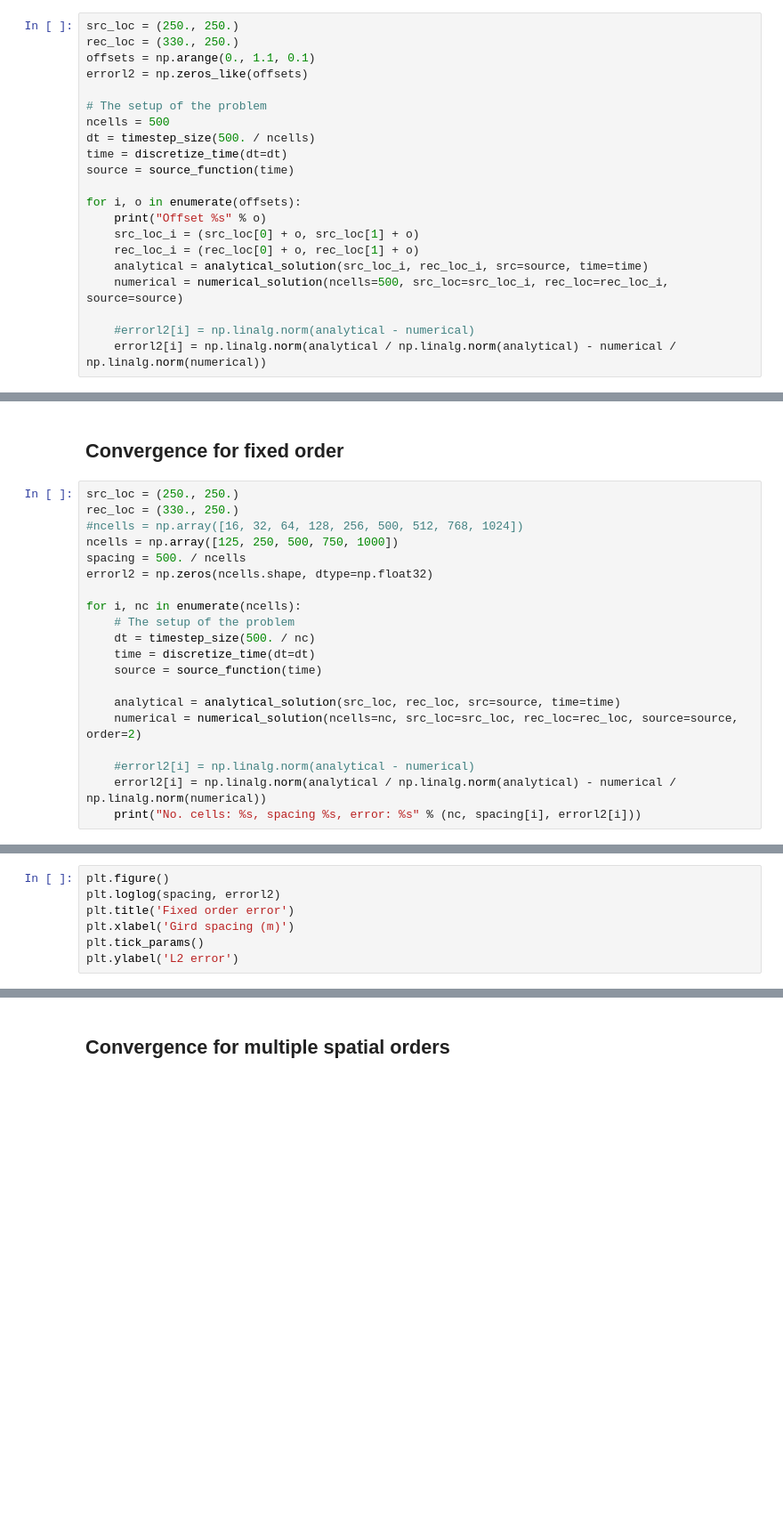
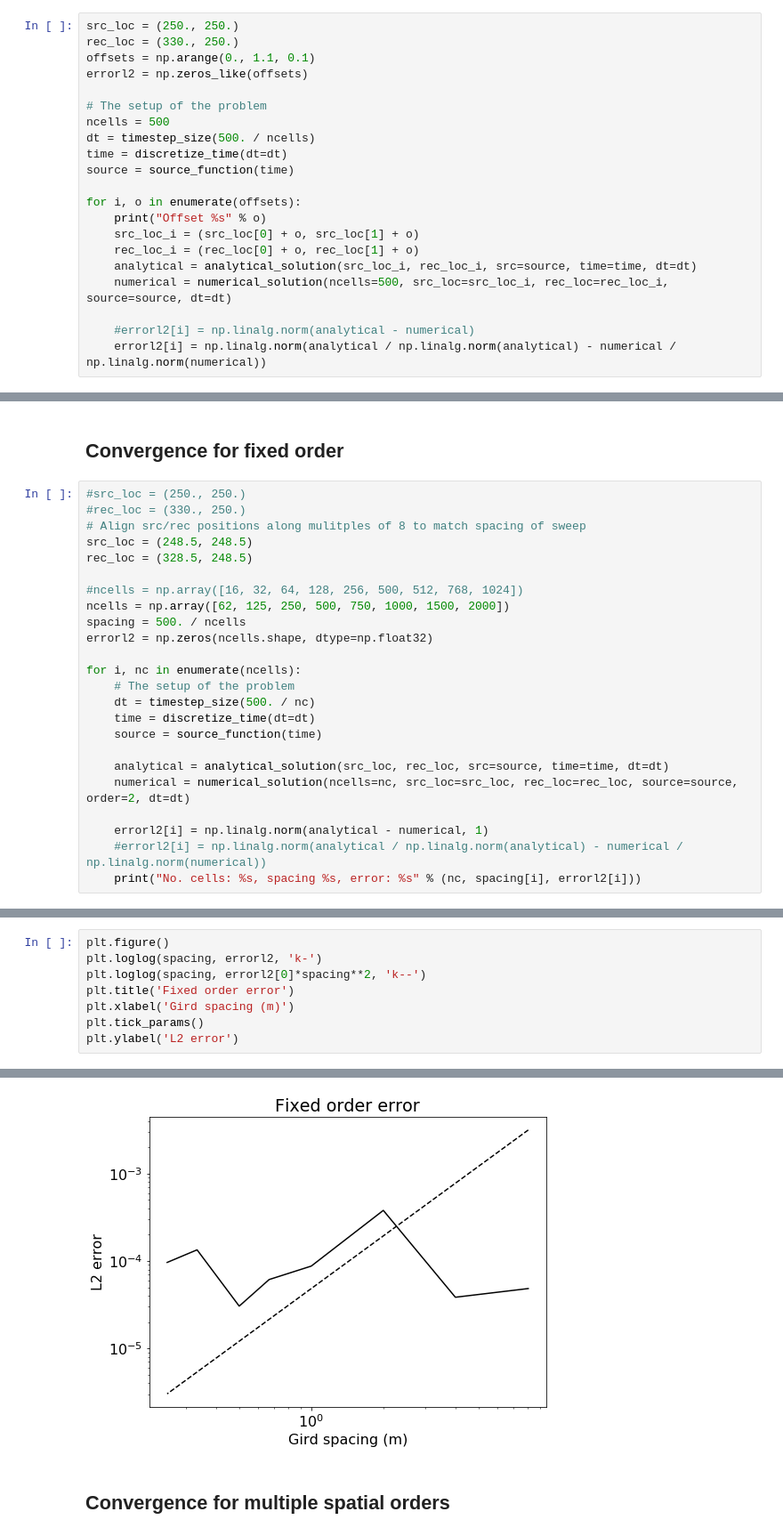
Before and after one commit to gamdow/devito, a Jupyter notebook: examples/seismic/convergence.ipynb, the cells around one changed output, grey strips where cells are left out. Shown at 89% size. Cells and saved outputs as stored; diff of their text form; blank space fills up the shorter version.

```diff
--- a/examples/seismic/convergence.ipynb
+++ b/examples/seismic/convergence.ipynb
@@ -431,8 +433,8 @@ for i, o in enumerate(offsets):
     print("Offset %s" % o)
     src_loc_i = (src_loc[0] + o, src_loc[1] + o)
     rec_loc_i = (rec_loc[0] + o, rec_loc[1] + o)
-    analytical = analytical_solution(src_loc_i, rec_loc_i, src=source, time=time)
-    numerical = numerical_solution(ncells=500, src_loc=src_loc_i, rec_loc=rec_loc_i, source=source)
+    analytical = analytical_solution(src_loc_i, rec_loc_i, src=source, time=time, dt=dt)
+    numerical = numerical_solution(ncells=500, src_loc=src_loc_i, rec_loc=rec_loc_i, source=source, dt=dt)
 
     #errorl2[i] = np.linalg.norm(analytical - numerical)
     errorl2[i] = np.linalg.norm(analytical / np.linalg.norm(analytical) - numerical / np.linalg.norm(numerical))
@@ -447,10 +470,14 @@ plt.ylabel('L2 error')
 # %% [markdown]
 ##  Convergence for fixed order
 # %%
-src_loc = (250., 250.)
-rec_loc = (330., 250.)
+#src_loc = (250., 250.)
+#rec_loc = (330., 250.)
+# Align src/rec positions along mulitples of 8 to match spacing of sweep
+src_loc = (248.5, 248.5)
+rec_loc = (328.5, 248.5)
+
 #ncells = np.array([16, 32, 64, 128, 256, 500, 512, 768, 1024])
-ncells = np.array([125, 250, 500, 750, 1000])
+ncells = np.array([62, 125, 250, 500, 750, 1000, 1500, 2000])
 spacing = 500. / ncells
 errorl2 = np.zeros(ncells.shape, dtype=np.float32)
 
@@ -460,9 +487,9 @@ for i, nc in enumerate(ncells):
     time = discretize_time(dt=dt)
     source = source_function(time)
 
-    analytical = analytical_solution(src_loc, rec_loc, src=source, time=time)
-    numerical = numerical_solution(ncells=nc, src_loc=src_loc, rec_loc=rec_loc, source=source, order=2)
+    analytical = analytical_solution(src_loc, rec_loc, src=source, time=time, dt=dt)
+    numerical = numerical_solution(ncells=nc, src_loc=src_loc, rec_loc=rec_loc, source=source, order=2, dt=dt)
 
-    #errorl2[i] = np.linalg.norm(analytical - numerical)
-    errorl2[i] = np.linalg.norm(analytical / np.linalg.norm(analytical) - numerical / np.linalg.norm(numerical))
+    errorl2[i] = np.linalg.norm(analytical - numerical, 1)
+    #errorl2[i] = np.linalg.norm(analytical / np.linalg.norm(analytical) - numerical / np.linalg.norm(numerical))
     print("No. cells: %s, spacing %s, error: %s" % (nc, spacing[i], errorl2[i]))
@@ -469,7 +513,9 @@ for i, nc in enumerate(ncells):
 # %%
 plt.figure()
-plt.loglog(spacing, errorl2)
+plt.loglog(spacing, errorl2, 'k-')
+plt.loglog(spacing, errorl2[0]*spacing**2, 'k--')
 plt.title('Fixed order error')
 plt.xlabel('Gird spacing (m)')
 plt.tick_params()
 plt.ylabel('L2 error')
+# %% [output]
@@ -476,3 +523,4 @@ plt.ylabel('L2 error')
+[figure, added]
 # %% [markdown]
 ## Convergence for multiple spatial orders
 # %%
```
Also changed, not shown: parts of 10 cells of this notebook.
